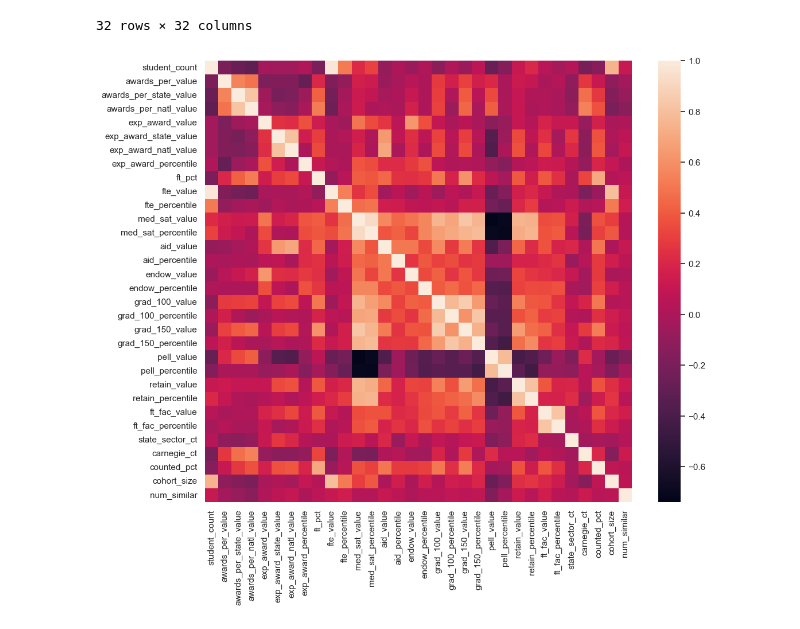
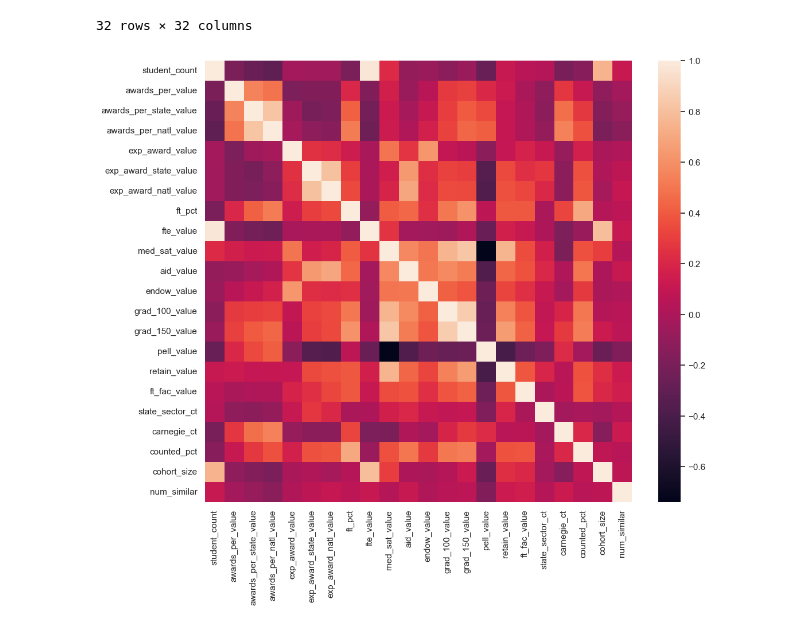
Before and after one commit to PM696/SpringboardBootCamp_DataScience, a Jupyter notebook: HigherEd_Awards_Capstone_Project/HigherEd_Awards_EDA.ipynb, the cells around one changed output. Cells and saved outputs as stored; diff of their text form; code cells hidden in the pictures.

```diff
--- a/HigherEd_Awards_Capstone_Project/HigherEd_Awards_EDA.ipynb
+++ b/HigherEd_Awards_Capstone_Project/HigherEd_Awards_EDA.ipynb
@@ -385,10 +397,14 @@ df_num.corr()
 | cohort_size | 0.746736 | -0.108520 | -0.159107 | -0.196006 | -0.004677 | ... |
 | num_similar | 0.115779 | -0.038173 | -0.082866 | -0.140710 | 0.020489 | ... |
 32 rows × 32 columns
+# %%
+exclude_pct_cols = ['exp_award_percentile', 'fte_percentile', 'med_sat_percentile', 'aid_percentile', 'endow_percentile',
+            'grad_100_percentile', 'grad_150_percentile', 'pell_percentile', 'retain_percentile', 'ft_fac_percentile']
+df_num_filtered = df_num.drop(columns=exclude_pct_cols)
 # %%
 plt.figure(figsize=(12,10))
-sns.heatmap(df_num.corr())
+sns.heatmap(df_num_filtered.corr())
 plt.show();
 # %% [output]
-[figure, old version]
+[figure, new version]
 # %%
```
Also changed, not shown: parts of 19 cells of this notebook.
